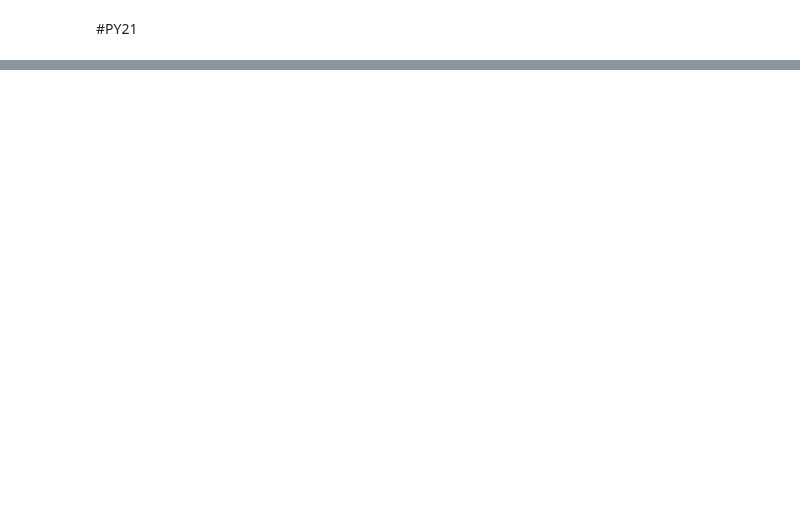
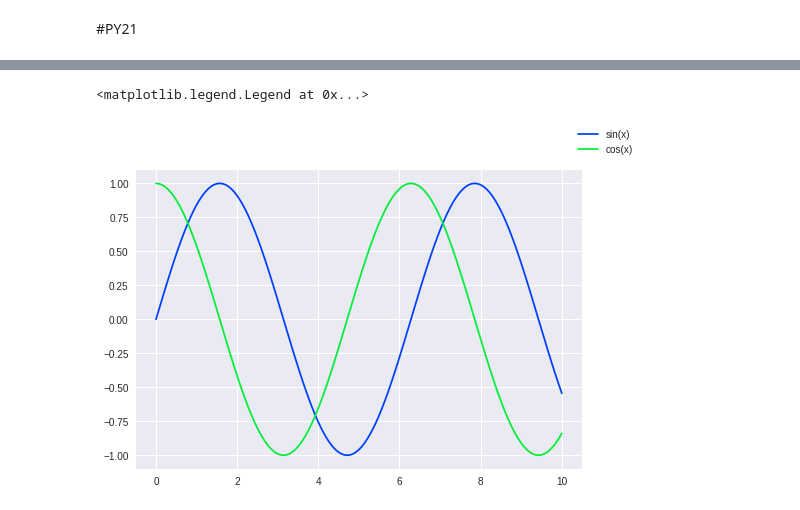
Before and after one commit to Mori-Don/RabbitChallenge, a Jupyter notebook: RabbitChallenge_PythonKoza_21_30.ipynb, the cells around one changed output, grey strips where cells are left out. Cells and saved outputs as stored; diff of their text form; code cells hidden in the pictures; blank space fills up the shorter version.

```diff
--- a/RabbitChallenge_PythonKoza_21_30.ipynb
+++ b/RabbitChallenge_PythonKoza_21_30.ipynb
@@ -98,0 +125,16 @@ plt.hist(np.random.randn(1000), bins=50)
+# %%
+#グラフのデザイン
+plt.style.use('seaborn-bright')
+
+x = np.linspace(0, 10, 1000)
+
+fig = plt.figure()
+ax = fig.add_subplot()
+
+ax.plot(x, np.sin(x), label="sin(x)")
+ax.plot(x, np.cos(x), label="cos(x)")
+
+fig.legend()
+# %% [output]
+<matplotlib.legend.Legend at 0x...>
+[figure, added]
```
Also changed, not shown: parts of 32 cells of this notebook.
